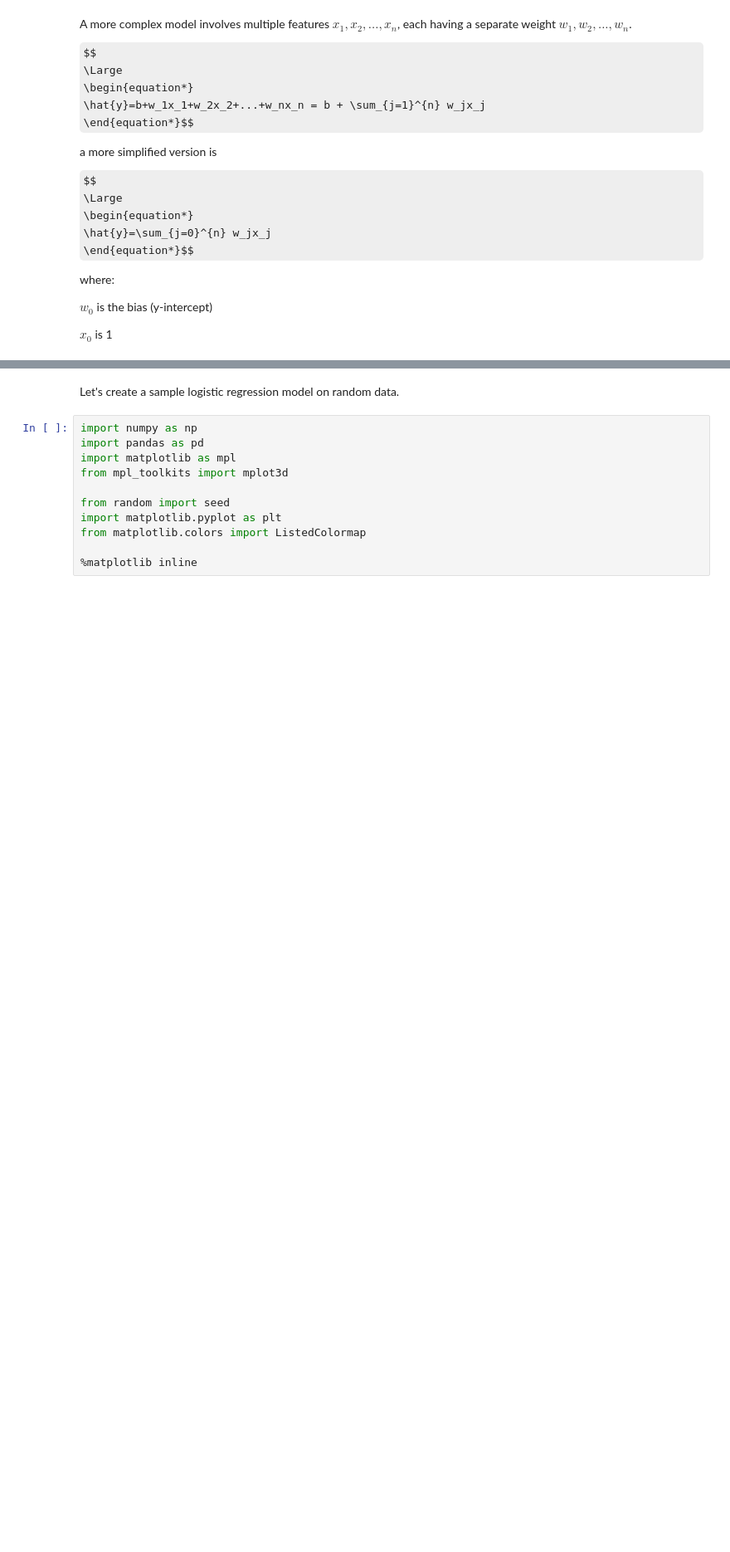
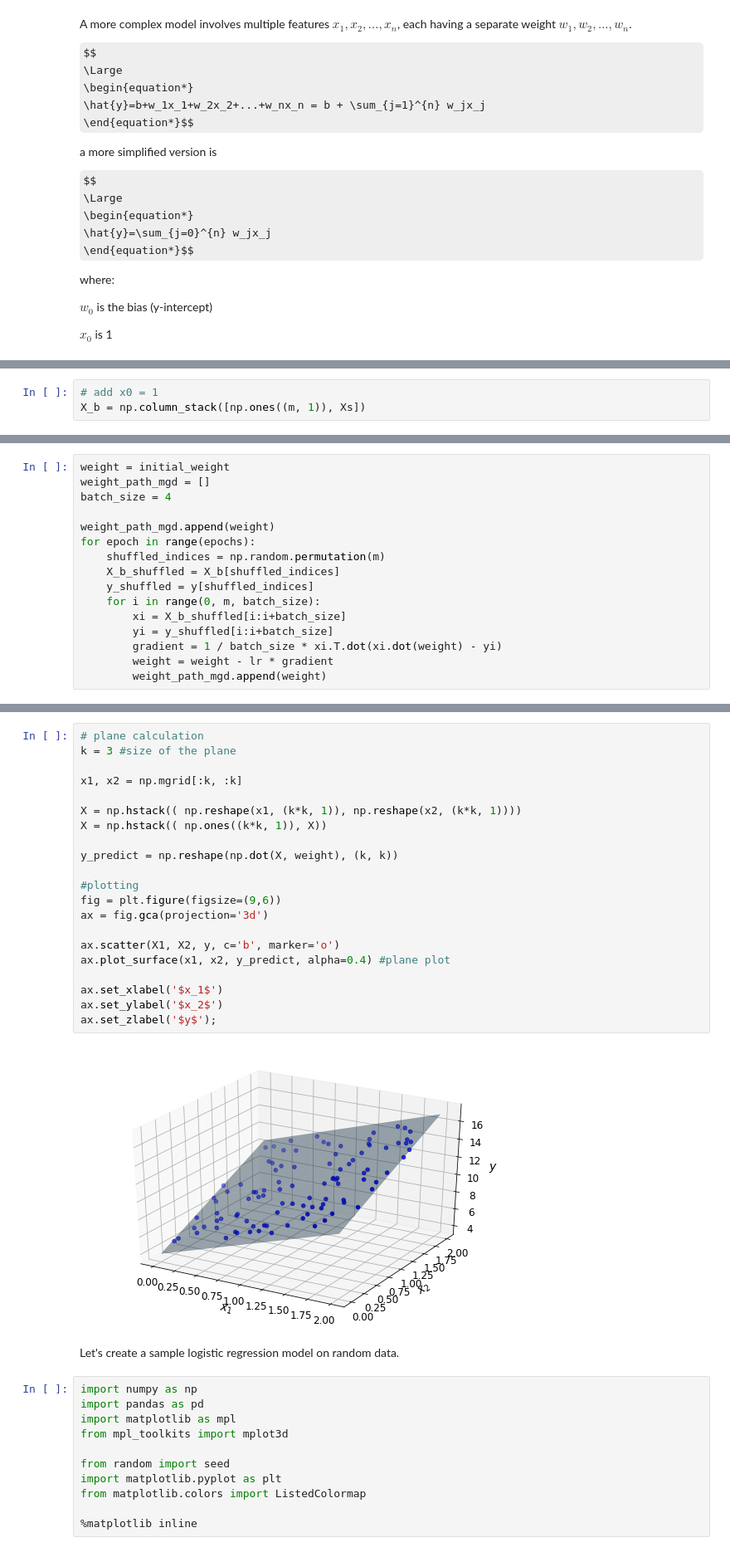
Before and after one commit to shaunhyp57/Artificial-Intelligence-Machine-Learning, a Jupyter notebook: HW_5/HW_5.ipynb, the cells around one changed output, grey strips where cells are left out. Shown at 83% size. Saved outputs shown, nothing was run; the diff lists cells and outputs as text; some formulas as TeX source; blank space fills up the shorter version.

```diff
--- a/HW_5/HW_5.ipynb
+++ b/HW_5/HW_5.ipynb
@@ -73,0 +106,3 @@ $x_0$ is 1
+# %%
+# add x0 = 1
+X_b = np.column_stack([np.ones((m, 1)), Xs])
@@ -73,0 +124,16 @@ $x_0$ is 1
+# %%
+weight = initial_weight
+weight_path_mgd = []
+batch_size = 4
+
+weight_path_mgd.append(weight)
+for epoch in range(epochs):
+    shuffled_indices = np.random.permutation(m)
+    X_b_shuffled = X_b[shuffled_indices]
+    y_shuffled = y[shuffled_indices]
+    for i in range(0, m, batch_size):
+        xi = X_b_shuffled[i:i+batch_size]
+        yi = y_shuffled[i:i+batch_size]
+        gradient = 1 / batch_size * xi.T.dot(xi.dot(weight) - yi)
+        weight = weight - lr * gradient
+        weight_path_mgd.append(weight)
@@ -74,3 +146,26 @@ $x_0$ is 1
+# %%
+# plane calculation
+k = 3 #size of the plane
+
+x1, x2 = np.mgrid[:k, :k]
+
+X = np.hstack(( np.reshape(x1, (k*k, 1)), np.reshape(x2, (k*k, 1))))
+X = np.hstack(( np.ones((k*k, 1)), X))
+
+y_predict = np.reshape(np.dot(X, weight), (k, k))
+
+#plotting
+fig = plt.figure(figsize=(9,6))
+ax = fig.gca(projection='3d')
+
+ax.scatter(X1, X2, y, c='b', marker='o')
+ax.plot_surface(x1, x2, y_predict, alpha=0.4) #plane plot
+
+ax.set_xlabel('$x_1$')
+ax.set_ylabel('$x_2$')
+ax.set_zlabel('$y$');
+# %% [output]
+[figure, added]
 # %% [markdown]
 Let's create a sample logistic regression model on random data.
 # %%
```
Also changed, not shown: parts of 7 cells of this notebook.
